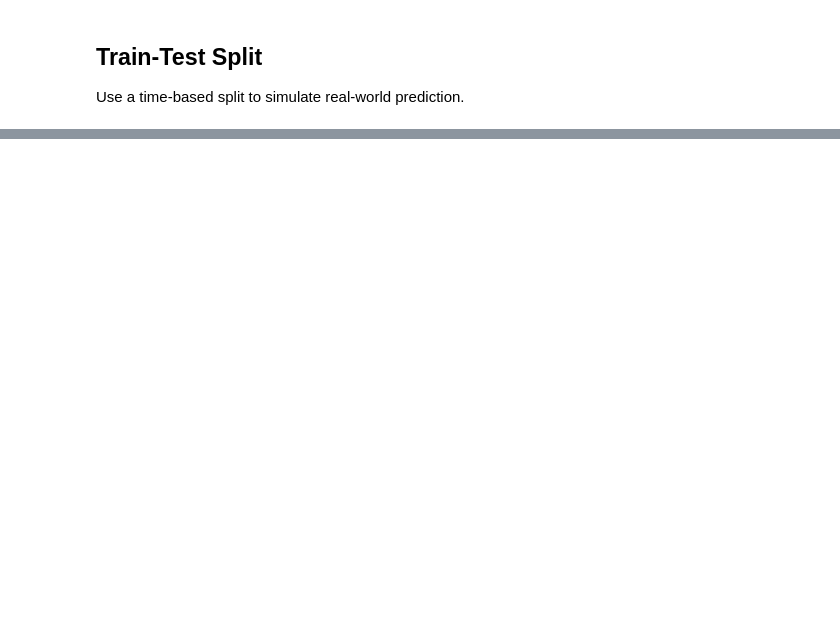
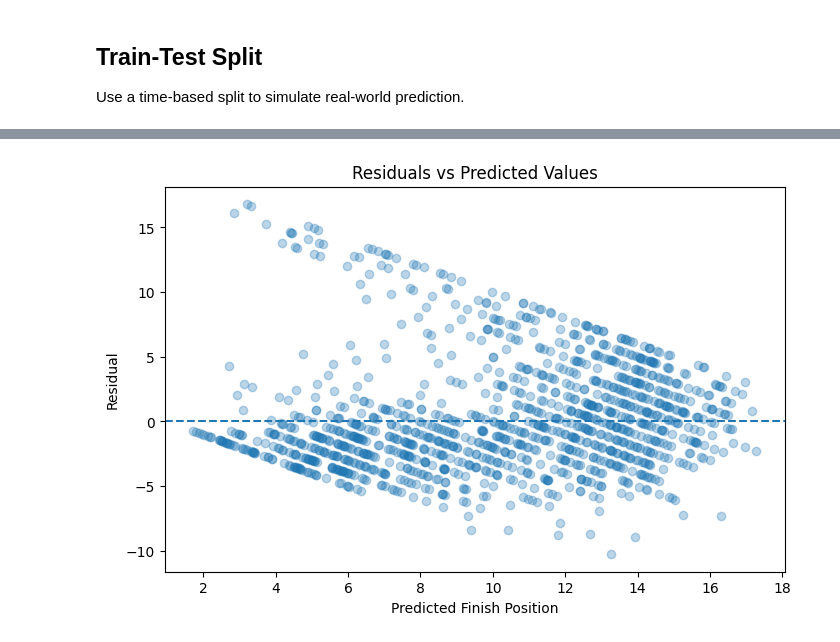
Before and after one commit to blackpaigestone/f1-worldchamp, a Jupyter notebook: 03_finishing_position_regression.ipynb, the cells around one changed output, grey strips where cells are left out. Saved outputs shown, nothing was run; the diff lists cells and outputs as text; code cells hidden in the pictures; blank space fills up the shorter version.

```diff
--- a/03_finishing_position_regression.ipynb
+++ b/03_finishing_position_regression.ipynb
@@ -59,11 +82,13 @@ Select numerical features capturing starting position, performance, reliability,
 # %%
-features = [
+features_core = [
     "grid_clean",
     "qualifying_position",
     "driver_avg_finish_last5",
+    "driver_points_last5",
+    "driver_dnf_rate_last5",
     "constructor_points_last5",
-    "driver_dnf_rate_last5",
     "constructor_dnf_rate_last5",
+    "constructor_avg_finish_last5",
     "alt",
     "abs_lat",
     "temp_avg",
@@ -76,13 +101,12 @@ features = [
     "year"
 ]
 
-model_df = df[["finish_position"] + features].copy()
+model_df = df[["finish_position"] + features_core].copy()
 
-# ensure numeric
 for col in model_df.columns:
     model_df[col] = pd.to_numeric(model_df[col], errors="coerce")
 
-model_df = model_df.dropna()
+model_df = model_df.dropna().copy()
 
 model_df.shape
 # %% [output]
@@ -104,0 +238,5 @@ X_train.shape, X_test.shape
+# %%
+lr = LinearRegression()
+lr.fit(X_train, y_train)
+
+preds_lr = lr.predict(X_test)
@@ -104,0 +275,12 @@ X_train.shape, X_test.shape
+# %%
+residuals_lr = y_test - preds_lr
+
+plt.figure(figsize=(8, 5))
+plt.scatter(preds_lr, residuals_lr, alpha=0.3)
+plt.axhline(0, linestyle="--")
+plt.title("Residuals vs Predicted Values")
+plt.xlabel("Predicted Finish Position")
+plt.ylabel("Residual")
+plt.show()
+# %% [output]
+[figure, added]
```
Also changed, not shown: parts of 68 cells of this notebook.
